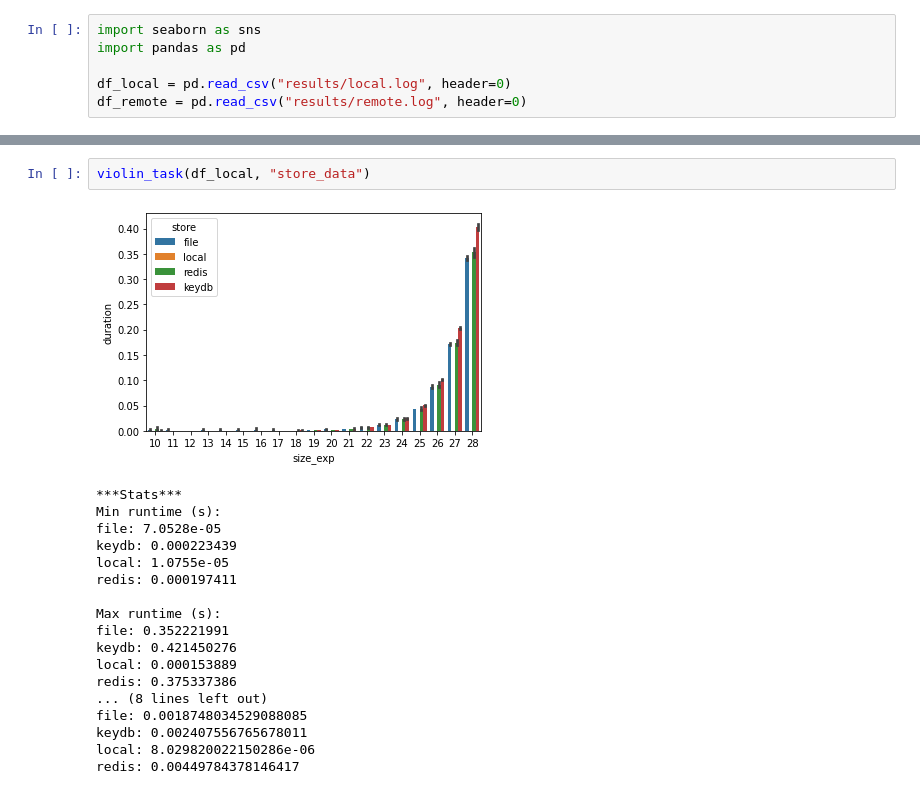
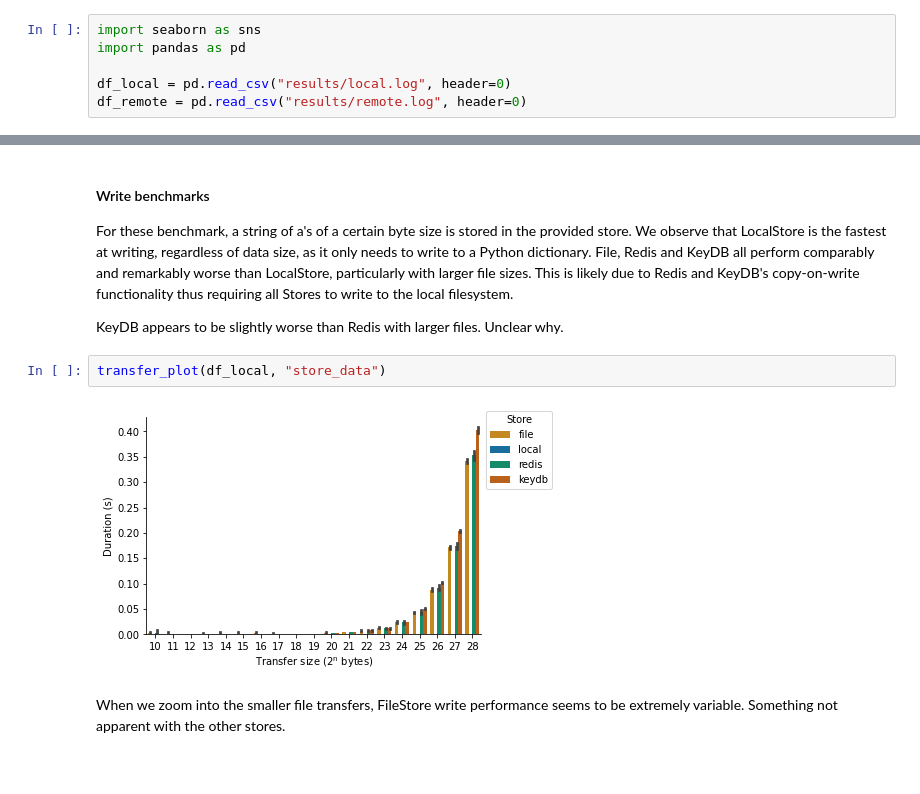
Before and after one commit to ValHayot/chameleon-ps-rdma, a Jupyter notebook: benchmark/Benchmark_visualizations.ipynb, the cells around one changed output, grey strips where cells are left out. Saved outputs shown, nothing was run; the diff lists cells and outputs as text.

Commit message:
changes to config file and added some analysis to benchmarks

```diff
--- a/benchmark/Benchmark_visualizations.ipynb
+++ b/benchmark/Benchmark_visualizations.ipynb
@@ -92,22 +130,15 @@ redis: nan
+# %% [markdown]
+#### Write benchmarks
+
+For these benchmark, a string of a's of a certain byte size is stored in the provided store.
+We observe that LocalStore is the fastest at writing, regardless of data size, as it only needs to write to a Python dictionary.
+File, Redis and KeyDB all perform comparably and remarkably worse than LocalStore, particularly with larger file sizes. This is likely due to Redis and KeyDB's copy-on-write functionality thus requiring all Stores to write to the local filesystem.
+
+KeyDB appears to be slightly worse than Redis with larger files. Unclear why.
 # %%
-violin_task(df_local, "store_data")
+transfer_plot(df_local, "store_data")
 # %% [output]
-[figure, old version]
+[figure, new version]
-***Stats***
-Min runtime (s):
-file: 7.0528e-05
-keydb: 0.000223439
-local: 1.0755e-05
-redis: 0.000197411
-
-Max runtime (s):
-file: 0.352221991
-keydb: 0.421450276
-local: 0.000153889
-redis: 0.375337386
-... (8 lines left out)
-file: 0.0018748034529088085
-keydb: 0.002407556765678011
-local: 8.029820022150286e-06
-redis: 0.00449784378146417
+# %% [markdown]
+When we zoom into the smaller file transfers, FileStore write performance seems to be extremely variable. Something not apparent with the other stores.
 # %%
```
Also changed, not shown: parts of 22 cells of this notebook, 1 other file.
